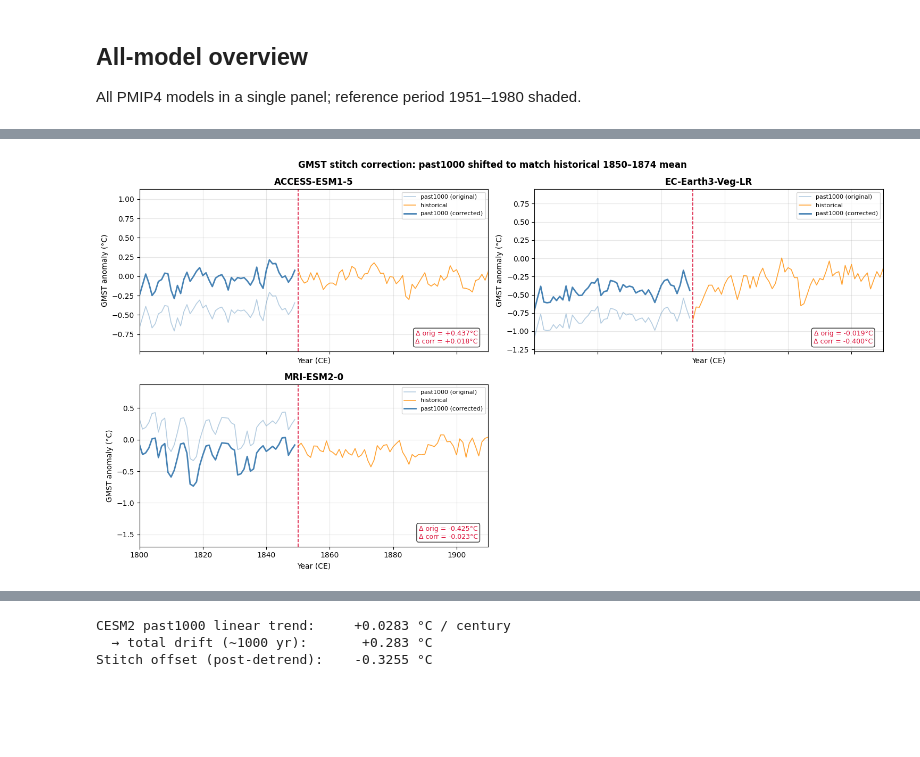
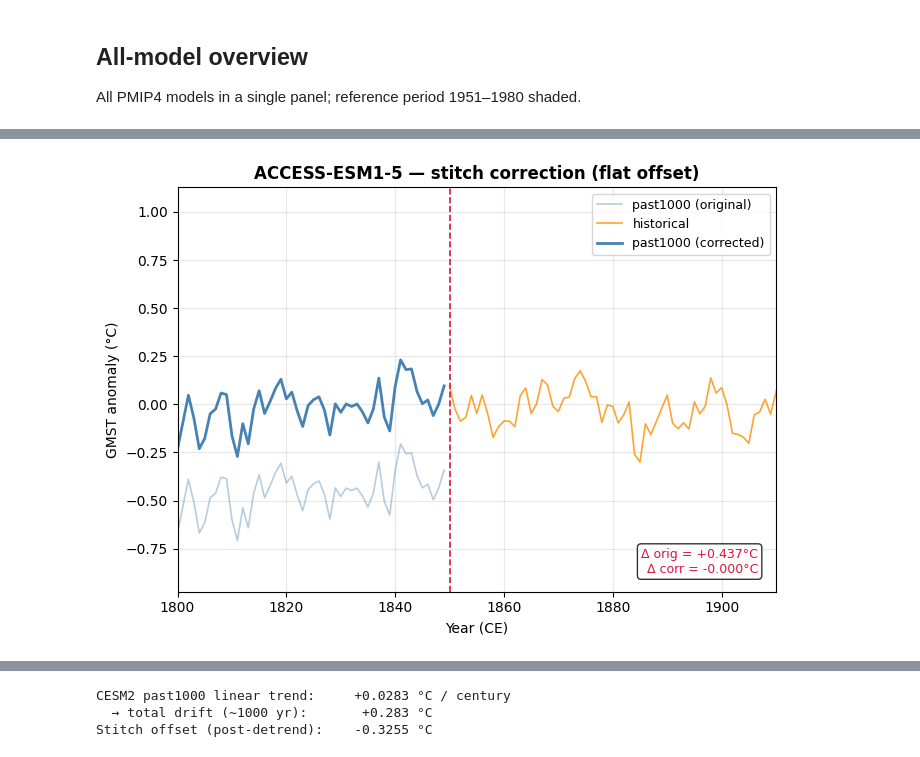
Before and after one commit to paleoDA/ce_fields, a Jupyter notebook: code/PMIP4_1850_stitch.ipynb, the cells around one changed output, grey strips where cells are left out. Drawn from its saved outputs; the diff is of its cells as text; code cells hidden in the pictures; blank space fills up the shorter version.

```diff
--- a/code/PMIP4_1850_stitch.ipynb
+++ b/code/PMIP4_1850_stitch.ipynb
@@ -137,6 +152,7 @@ plt.show()
 # %%
 print(f"{'Model':<22} {'last paleo (1849)':<22} {'first hist (1850)':<22} {'jump (°C)'}")
 print('-' * 80)
+jump_magnitudes = {}
 for name in models:
     s = gmst[name].dropna()
     paleo = s[s.index < 1850]
@@ -146,6 +162,7 @@ for name in models:
         continue
     v_pre  = paleo.iloc[-1]
     v_post = hist.iloc[0]
+    jump_magnitudes[name] = v_post - v_pre
     print(f"{name:<22} {v_pre:>10.3f}              {v_post:>10.3f}              {v_post - v_pre:>+.3f}")
 # %% [output]
 Model                  last paleo (1849)      first hist (1850)      jump (°C)
@@ -168,18 +178,0 @@ CESM2 shows a much larger, trend-like departure (see below) and requires a separ
-# %%
-MODELS_TO_CORRECT = ['ACCESS-ESM1-5', 'EC-Earth3-Veg-LR', 'MRI-ESM2-0']
-
-# Compute offset = mean(hist 1850-1874) - mean(paleo 1825-1849) for each model
-stitch_offsets = {}
-print(f"{'Model':<22}  {'pre-mean (1825-1849)':<22}  {'post-mean (1850-1874)':<22}  {'offset (°C)'}")
-print('-' * 85)
-for name in MODELS_TO_CORRECT:
-    s = gmst[name].dropna()
-    pre_mean  = s[(s.index >= 1825) & (s.index < 1850)].mean()
-    post_mean = s[(s.index >= 1850) & (s.index < 1875)].mean()
-    stitch_offsets[name] = post_mean - pre_mean
-    print(f"{name:<22}  {pre_mean:>10.4f}              {post_mean:>10.4f}              {stitch_offsets[name]:>+.4f}")
-
-print()
-print("Offsets to add to past1000 (pre-1850) segment:")
-for name, offset in stitch_offsets.items():
-    print(f"  {name}: {offset:+.4f} °C")
@@ -197,56 +274,38 @@ Offsets to add to past1000 (pre-1850) segment:
 # %%
-# Apply corrections: shift pre-1850 of each affected model
 gmst_corrected = gmst.copy()
-for name, offset in stitch_offsets.items():
-    mask = gmst_corrected.index < 1850
-    gmst_corrected.loc[mask, name] = gmst_corrected.loc[mask, name] + offset
 
-# Plot original vs corrected for the affected models, zoomed around the stitch
-ZOOM = (1800, 1910)
+access_offset = point_offsets['ACCESS-ESM1-5']
+mask = gmst_corrected.index < 1850
+gmst_corrected.loc[mask, 'ACCESS-ESM1-5'] = gmst_corrected.loc[mask, 'ACCESS-ESM1-5'] + access_offset
+print(f"ACCESS-ESM1-5 flat offset applied to pre-1850 segment: {access_offset:+.4f} °C")
 
-fig, axs = plt.subplots(2, 2, figsize=(15, 8), sharex=True, sharey=False)
-axs = axs.ravel()
+# Zoom on the stitch: original vs corrected
+orig = gmst['ACCESS-ESM1-5'].dropna()
+corr = gmst_corrected['ACCESS-ESM1-5'].dropna()
 
-for ax, name in zip(axs, MODELS_TO_CORRECT):
-    orig = gmst[name].dropna()
-    corr = gmst_corrected[name].dropna()
+fig, ax = plt.subplots(figsize=(7, 5))
+ax.plot(orig[orig.index < 1850].index, orig[orig.index < 1850].values,
+        color='steelblue', linewidth=1.2, alpha=0.4, label='past1000 (original)')
+ax.plot(orig[orig.index >= 1850].index, orig[orig.index >= 1850].values,
+        color='darkorange', linewidth=1.2, alpha=0.8, label='historical')
+ax.plot(corr[corr.index < 1850].index, corr[corr.index < 1850].values,
+        color='steelblue', linewidth=2.0, label='past1000 (corrected)')
+ax.axvline(1850, color='crimson', linewidth=1.2, linestyle='--')
 
-    # original in muted style
-    ax.plot(orig[orig.index < 1850].index,  orig[orig.index < 1850].values,
-            color='steelblue', linewidth=1.2, alpha=0.4, label='past1000 (original)')
-    ax.plot(orig[orig.index >= 1850].index, orig[orig.index >= 1850].values,
-            color='darkorange', linewidth=1.2, alpha=0.8, label='historical')
+v_pre_orig = orig[orig.index < 1850].iloc[-1]
+v_post     = orig[orig.index >= 1850].iloc[0]
+v_pre_corr = corr[corr.index < 1850].iloc[-1]
+ax.text(0.97, 0.04, f'Δ orig = {v_post - v_pre_orig:+.3f}°C\nΔ corr = {v_post - v_pre_corr:+.3f}°C',
+        transform=ax.transAxes, fontsize=9, ha='right', va='bottom',
+        color='crimson', bbox=dict(boxstyle='round', facecolor='white', alpha=0.8))
 
-    # corrected past1000 in solid blue
-    ax.plot(corr[corr.index < 1850].index,  corr[corr.index < 1850].values,
-            color='steelblue', linewidth=2.0, label='past1000 (corrected)')
-
-    ax.axvline(1850, color='crimson', linewidth=1.2, linestyle='--')
-
-    # annotate original and corrected jumps
-    v_pre_orig  = orig[orig.index < 1850].iloc[-1]
-    v_post      = orig[orig.index >= 1850].iloc[0]
-    v_pre_corr  = corr[corr.index < 1850].iloc[-1]
-    jump_orig   = v_post - v_pre_orig
-    jump_corr   = v_post - v_pre_corr
-
-    ax.text(0.97, 0.04, f'Δ orig = {jump_orig:+.3f}°C\nΔ corr = {jump_corr:+.3f}°C',
-            transform=ax.transAxes, fontsize=9, ha='right', va='bottom',
-            color='crimson', bbox=dict(boxstyle='round', facecolor='white', alpha=0.8))
-
-    ax.set_xlim(ZOOM)
-    ax.set_title(name, fontweight='bold')
-    ax.set_xlabel('Year (CE)')
-    ax.set_ylabel('GMST anomaly (°C)')
-    ax.grid(True, alpha=0.3)
-    ax.legend(fontsize=8)
-
-for ax in axs[len(MODELS_TO_CORRECT):]:
-    ax.set_visible(False)
-
-plt.suptitle('GMST stitch correction: past1000 shifted to match historical 1850–1874 mean',
-             fontweight='bold')
+ax.set_xlim((1800, 1910))
+ax.set_title('ACCESS-ESM1-5 — stitch correction (flat offset)', fontweight='bold')
+ax.set_xlabel('Year (CE)')
+ax.set_ylabel('GMST anomaly (°C)')
+ax.grid(True, alpha=0.3)
+ax.legend(fontsize=9)
 plt.tight_layout()
-plt.savefig(f'{FIGURE_FOLDER}PMIP4_GMST_stich_corrections_zoom.pdf', bbox_inches='tight')
+plt.savefig(f'{FIGURE_FOLDER}PMIP4_GMST_ACCESS_correction.pdf', bbox_inches='tight')
 plt.show()
 # %% [output]
@@ -253 +313 @@ plt.show()
-[figure, old version]
+[figure, new version]
```
Also changed, not shown: parts of 37 cells of this notebook, 11 other files.
